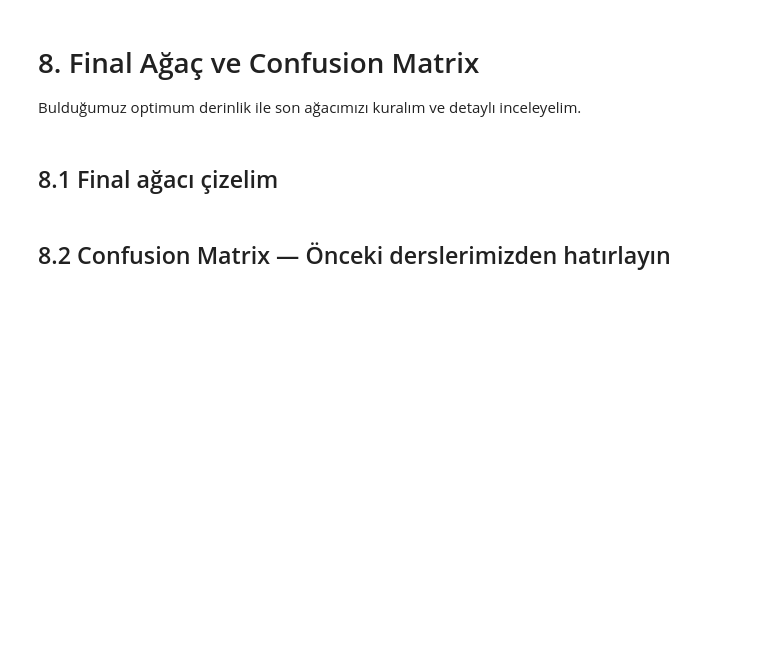
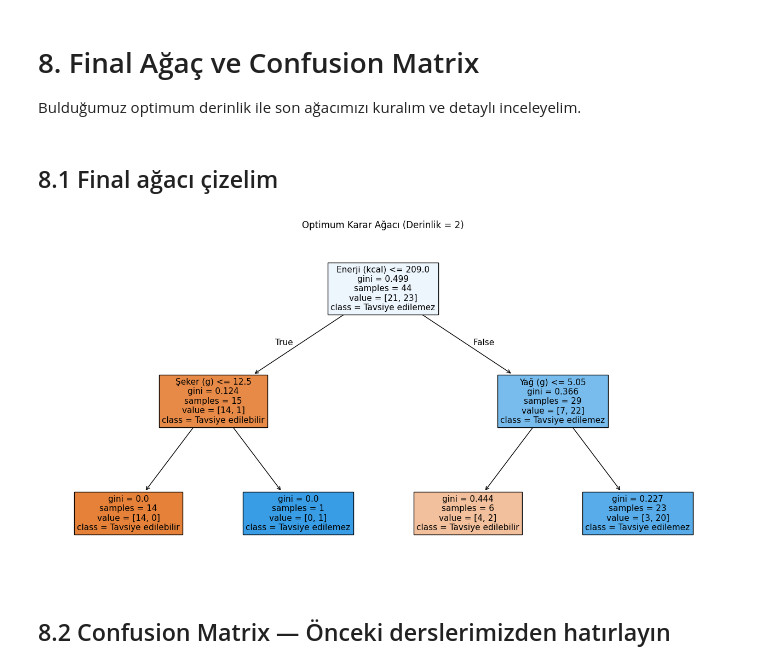
Before and after one commit to dedemerve/Decision-Trees-CODAP-to-Python, a Jupyter notebook: Karar_Ağacı_Oluşturma.ipynb, the cells around one changed output. Cells and saved outputs as stored; diff of their text form; code cells hidden in the pictures; blank space fills up the shorter version.

```diff
--- a/Karar_Ağacı_Oluşturma.ipynb
+++ b/Karar_Ağacı_Oluşturma.ipynb
@@ -430,10 +609,10 @@ plt.show()
 # %% [markdown]
 ## 7.3 En iyi derinliği otomatik bulalım
 # %%
-# En yüksek test doğruluğunu veren derinliği bul
-en_iyi_index = sonuclar_test.index(max(sonuclar_test))
+# En düşük test yanlış sınıflandırma oranını (MCR) veren derinliği bul
+en_iyi_index = sonuclar_test.index(min(sonuclar_test))
 en_iyi_derinlik = derinlikler[en_iyi_index]
-en_iyi_dogruluk = sonuclar_test[en_iyi_index]
+en_iyi_mcr = sonuclar_test[en_iyi_index]
 
 print(f"En iyi derinlik: {en_iyi_derinlik}")
-print(f"Test doğruluğu:  {en_iyi_dogruluk:.2%}")
+print(f"Test Yanlış Sınıflandırma Oranı:  {en_iyi_mcr:.2%}")
@@ -446,18 +628,19 @@ Bulduğumuz optimum derinlik ile son ağacımızı kuralım ve detaylı inceleye
 # %%
 # Bulduğumuz en iyi derinlik ile final ağacımızı kuralım
 final_agac = DecisionTreeClassifier(max_depth=en_iyi_derinlik, random_state=42)
 final_agac.fit(X_egitim, y_egitim)
 
 # Çizelim
-plt.figure(figsize=(18, 10))
+plt.figure(figsize=(16, 8))
 plot_tree(final_agac,
           feature_names=X.columns,
           class_names=final_agac.classes_,
           filled=True,
-          rounded=True,
           fontsize=11)
 plt.title(f"Optimum Karar Ağacı (Derinlik = {en_iyi_derinlik})")
 plt.show()
+# %% [output]
+[figure, added]
 # %% [markdown]
 ## 8.2 Confusion Matrix — Önceki derslerimizden hatırlayın
 # %% [markdown]
```
Also changed, not shown: parts of 47 cells of this notebook.
